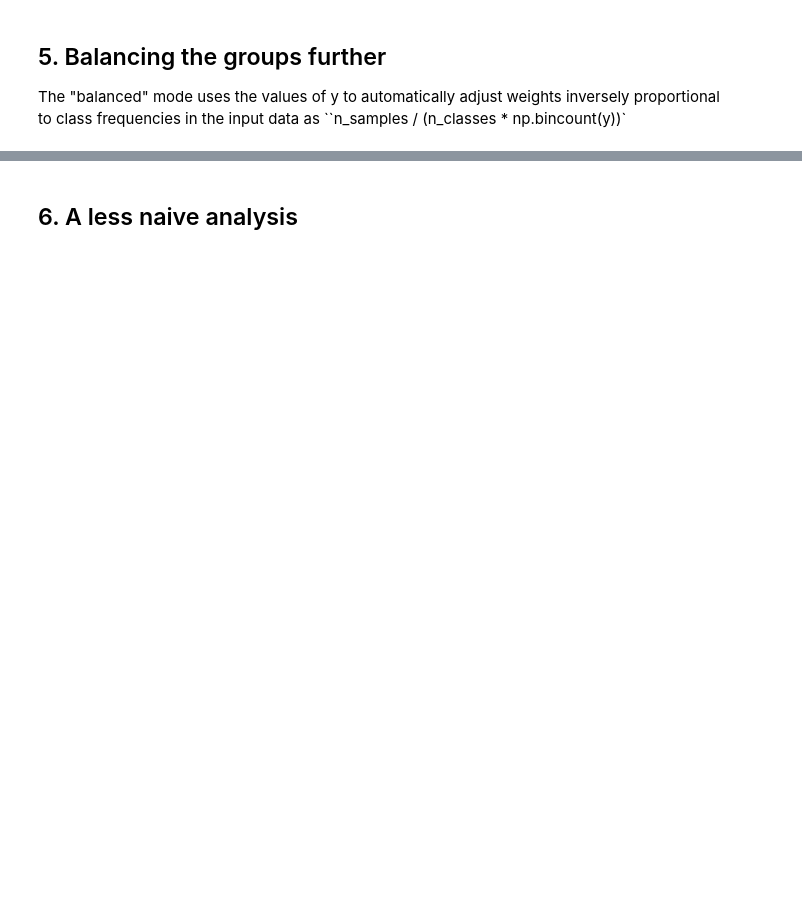
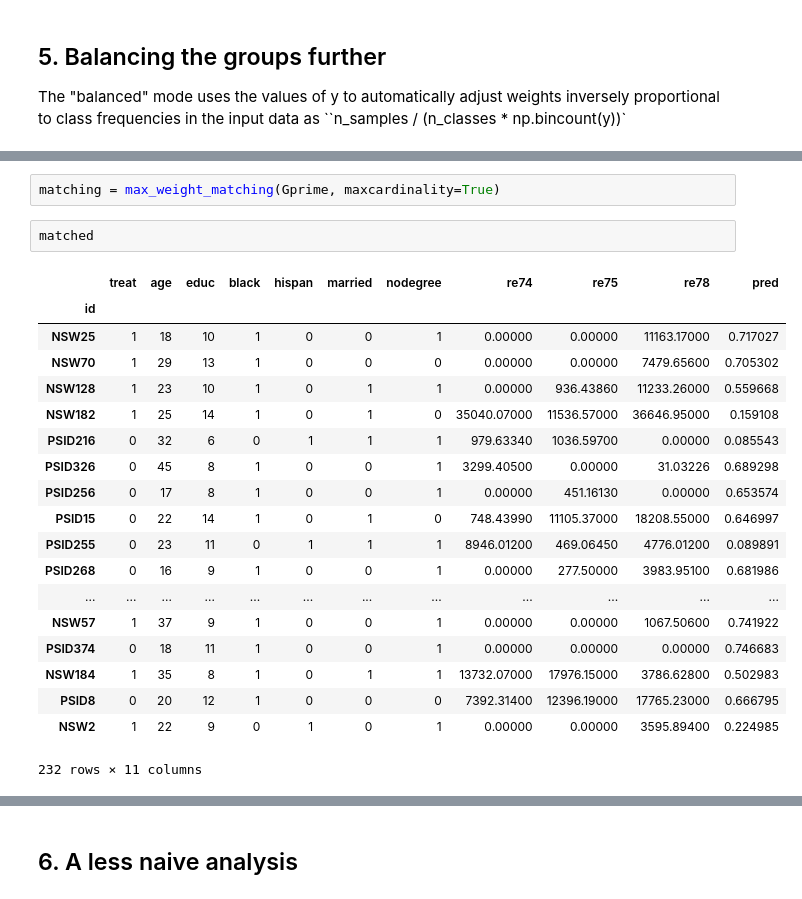
Before and after one commit to rbsteinm/AppliedDataAnalysis, a Jupyter notebook: Homeworks/04 - Applied ML/HW4.ipynb, the cells around one changed output, grey strips where cells are left out. Saved outputs shown, nothing was run; the diff lists cells and outputs as text; blank space fills up the shorter version.

```diff
--- a/Homeworks/04 - Applied ML/HW4.ipynb
+++ b/Homeworks/04 - Applied ML/HW4.ipynb
@@ -185,0 +287,24 @@ sum(result.loc[list(res.items())]['diff'])
+# %%
+matching = max_weight_matching(Gprime, maxcardinality=True)
+# %%
+matched
+# %% [output]
+|  | treat | age | educ | black | hispan | married | nodegree | re74 | re75 | re78 | pred |
+| id |  |  |  |  |  |  |  |  |  |  |  |
+| NSW25 | 1 | 18 | 10 | 1 | 0 | 0 | 1 | 0.00000 | 0.00000 | 11163.17000 | 0.717027 |
+| NSW70 | 1 | 29 | 13 | 1 | 0 | 0 | 0 | 0.00000 | 0.00000 | 7479.65600 | 0.705302 |
+| NSW128 | 1 | 23 | 10 | 1 | 0 | 1 | 1 | 0.00000 | 936.43860 | 11233.26000 | 0.559668 |
+| NSW182 | 1 | 25 | 14 | 1 | 0 | 1 | 0 | 35040.07000 | 11536.57000 | 36646.95000 | 0.159108 |
+| PSID216 | 0 | 32 | 6 | 0 | 1 | 1 | 1 | 979.63340 | 1036.59700 | 0.00000 | 0.085543 |
+| PSID326 | 0 | 45 | 8 | 1 | 0 | 0 | 1 | 3299.40500 | 0.00000 | 31.03226 | 0.689298 |
+| PSID256 | 0 | 17 | 8 | 1 | 0 | 0 | 1 | 0.00000 | 451.16130 | 0.00000 | 0.653574 |
+| PSID15 | 0 | 22 | 14 | 1 | 0 | 1 | 0 | 748.43990 | 11105.37000 | 18208.55000 | 0.646997 |
+| PSID255 | 0 | 23 | 11 | 0 | 1 | 1 | 1 | 8946.01200 | 469.06450 | 4776.01200 | 0.089891 |
+| PSID268 | 0 | 16 | 9 | 1 | 0 | 0 | 1 | 0.00000 | 277.50000 | 3983.95100 | 0.681986 |
+| ... | ... | ... | ... | ... | ... | ... | ... | ... | ... | ... | ... |
+| NSW57 | 1 | 37 | 9 | 1 | 0 | 0 | 1 | 0.00000 | 0.00000 | 1067.50600 | 0.741922 |
+| PSID374 | 0 | 18 | 11 | 1 | 0 | 0 | 1 | 0.00000 | 0.00000 | 0.00000 | 0.746683 |
+| NSW184 | 1 | 35 | 8 | 1 | 0 | 1 | 1 | 13732.07000 | 17976.15000 | 3786.62800 | 0.502983 |
+| PSID8 | 0 | 20 | 12 | 1 | 0 | 0 | 0 | 7392.31400 | 12396.19000 | 17765.23000 | 0.666795 |
+| NSW2 | 1 | 22 | 9 | 0 | 1 | 0 | 1 | 0.00000 | 0.00000 | 3595.89400 | 0.224985 |
+232 rows × 11 columns
```
Also changed, not shown: parts of 24 cells of this notebook.
